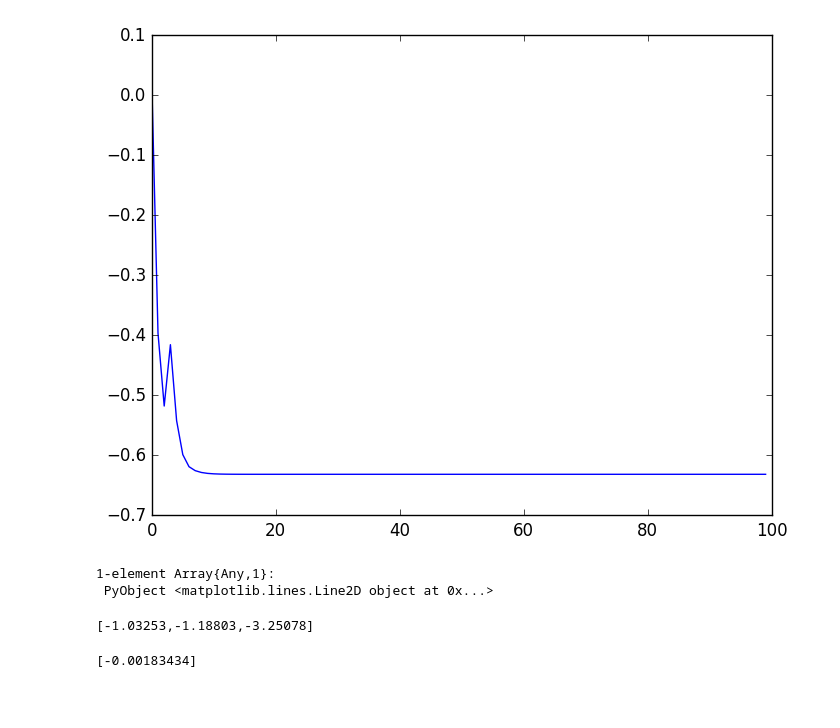
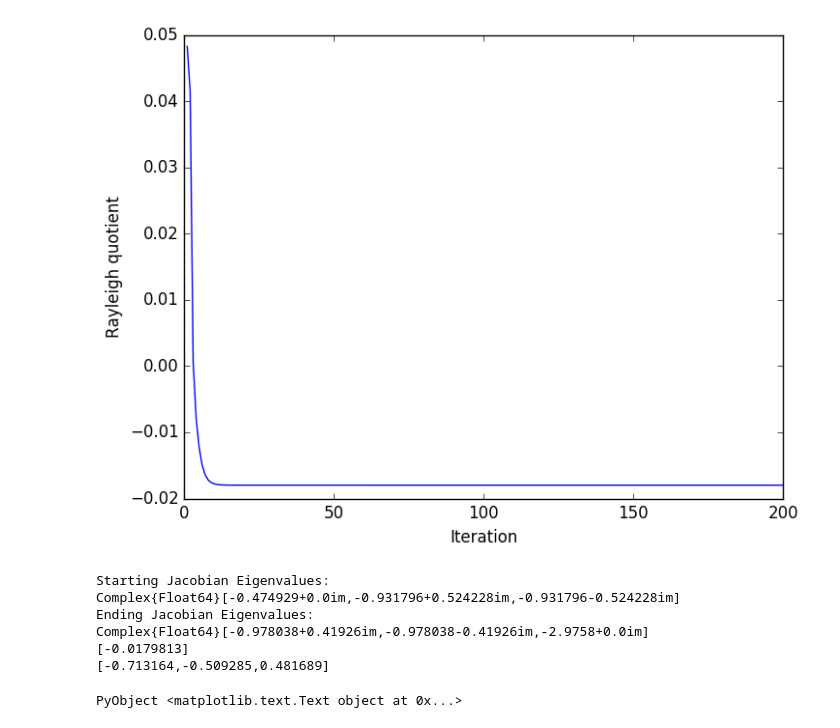
Before and after one commit to erichanslee/tensorz, a Jupyter notebook: TensorTest.ipynb, the cells around one changed output. Cells and saved outputs as stored; diff of their text form; code cells hidden in the pictures; blank space fills up the shorter version.

```diff
--- a/TensorTest.ipynb
+++ b/TensorTest.ipynb
@@ -30,20 +16,21 @@ sol = euler(M, x0, timesteps,h);
-# %%
-#Plot Solution
-
-plot(sol[2,:])
-# %% [output]
-[figure, removed]
-1-element Array{Any,1}:
- PyObject <matplotlib.lines.Line2D object at 0x...>
-# %%
-J = jacobian(funcM, sol[:,end]);
-D,V = eig(J);
-println(D);
-# %% [output]
-[-1.03253,-1.18803,-3.25078]
-# %%
-v = sol[:,end]
-A = example_tensor()
-println(rayleigh(A, v))
-# %% [output]
-[-0.00183434]
+# %%
+# Example Tensor Given in Literature
+
+T = example_tensor();
+srand(1) # for consistent results
+histlam = zeros(0)
+
+# Note that the Jacobian Starts off stable and ends stable
+x, val = dynsys_tensor_eigenvector(T; f = x -> x, k=1, h=.5, histlam=histlam, multiplier=1)
+println(val); println(x)
+plot(1:NUMITERS, histlam[1:NUMITERS])
+xlabel("Iteration"); ylabel("Rayleigh quotient")
+# %% [output]
+[figure, added]
+Starting Jacobian Eigenvalues:
+Complex{Float64}[-0.474929+0.0im,-0.931796+0.524228im,-0.931796-0.524228im]
+Ending Jacobian Eigenvalues:
+Complex{Float64}[-0.978038+0.41926im,-0.978038-0.41926im,-2.9758+0.0im]
+[-0.0179813]
+[-0.713164,-0.509285,0.481689]
+PyObject <matplotlib.text.Text object at 0x...>
```
Also changed, not shown: parts of 6 cells of this notebook, 3 other files.
